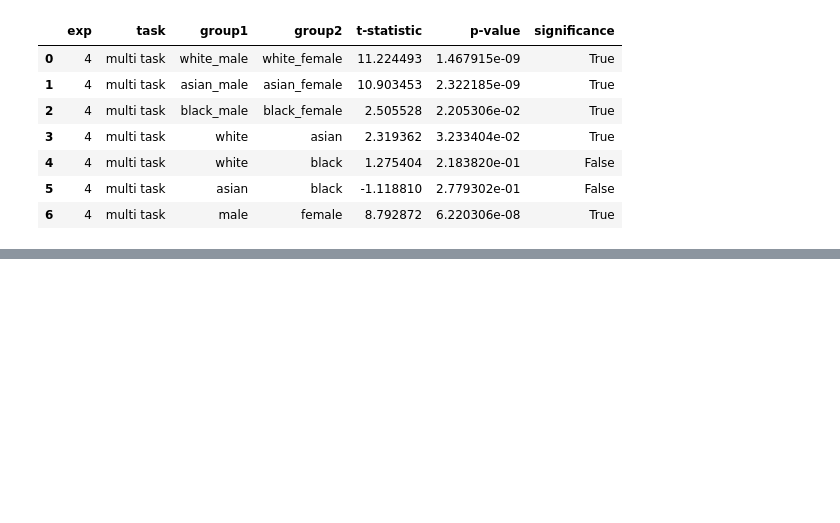
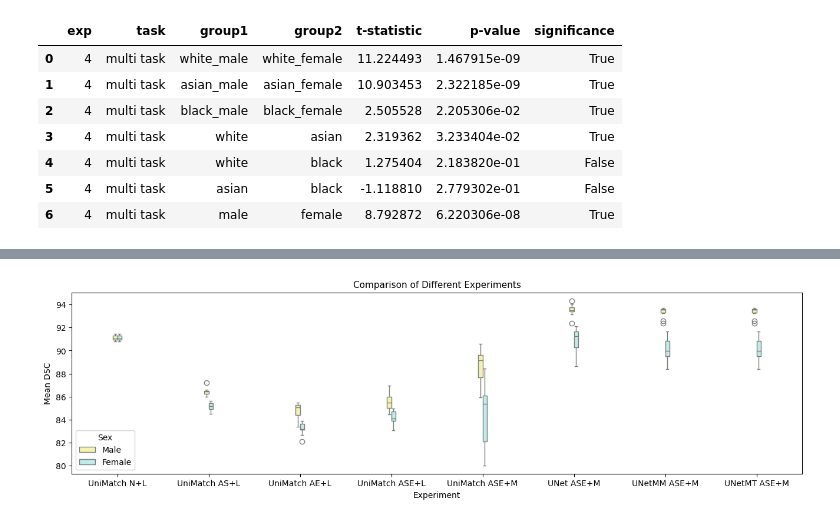
Before and after one commit to msskzx/UniMatch, a Jupyter notebook: more-scenarios/medical/tasks_analysis.ipynb, the cells around one changed output, grey strips where cells are left out. Cells and saved outputs as stored; diff of their text form; code cells hidden in the pictures; blank space fills up the shorter version.

```diff
--- a/more-scenarios/medical/tasks_analysis.ipynb
+++ b/more-scenarios/medical/tasks_analysis.ipynb
@@ -108,0 +206,4 @@ nls.boxplot_tasks(unet_ethn_df, unet_mm_ethn_df, unet_mt_ethn_df)
+# %%
+nls.boxplot_tasks_sex_exps(exp1_simulated_df, unimatch_db_exps_ethn_df, unimatch_exp4_mid_df, unet_ethn_df, unet_mm_ethn_df, unet_mt_ethn_df)
+# %% [output]
+[figure, added]
```
Also changed, not shown: parts of 8 cells of this notebook, 24 other files.
